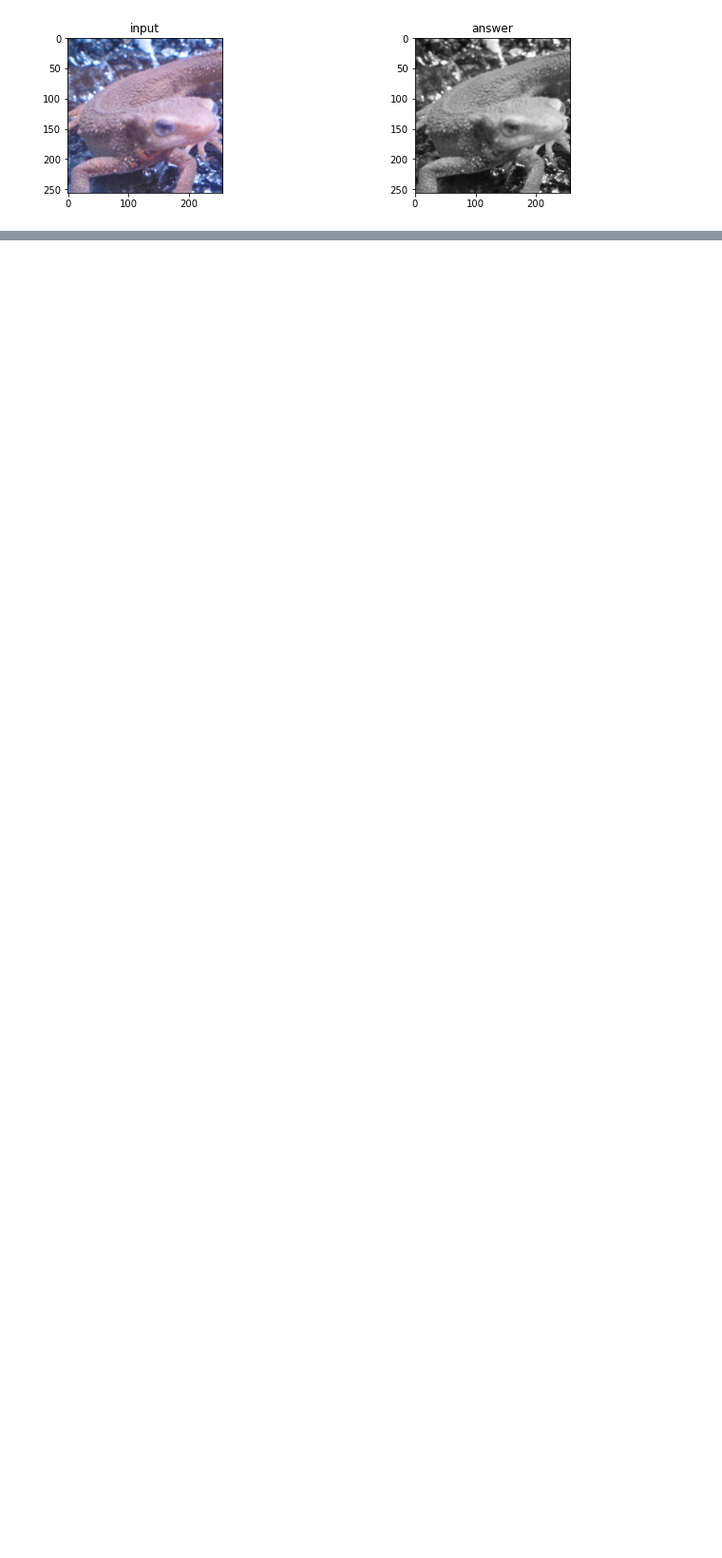
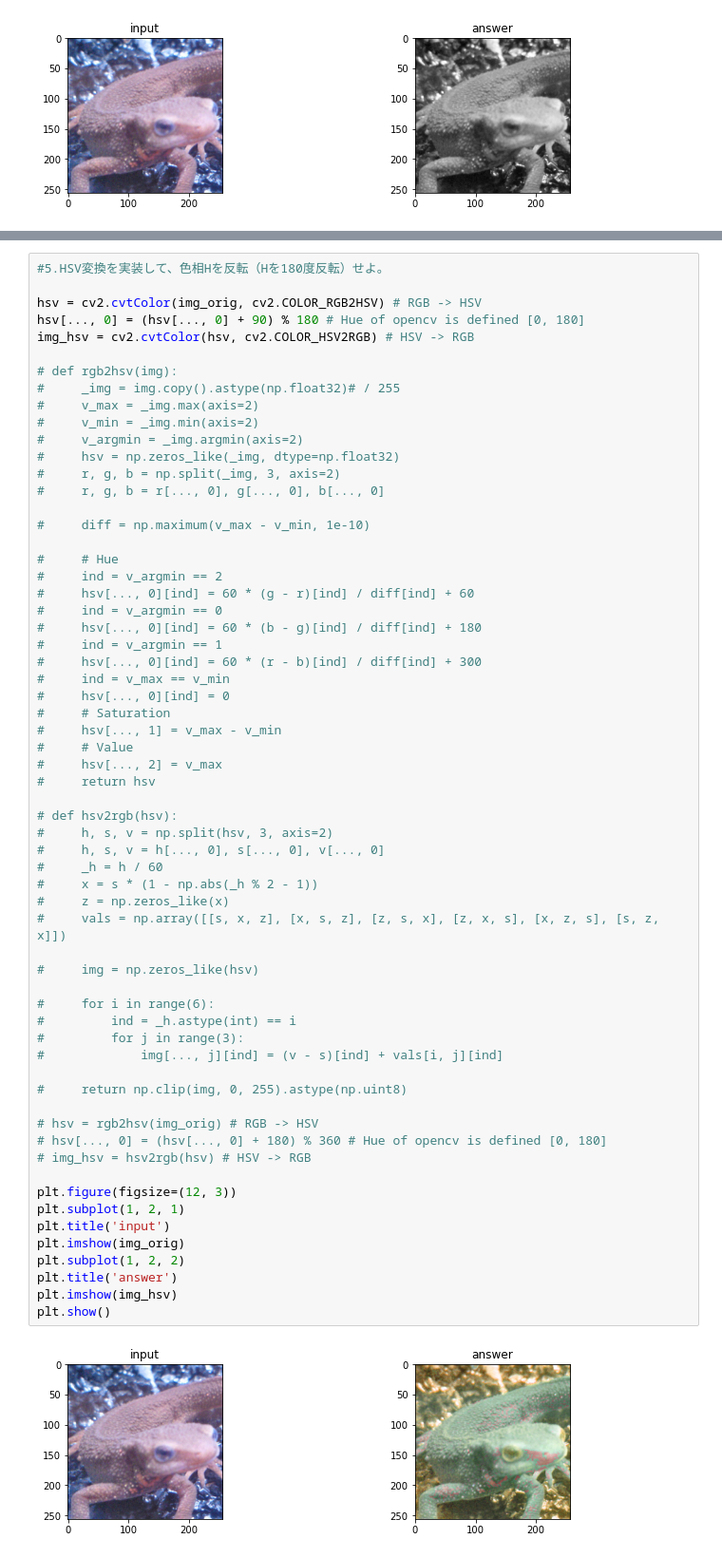
Before and after one commit to tatsuya0926/Image_processing, a Jupyter notebook: 100knock/lession1.ipynb, the cells around one changed output, grey strips where cells are left out. Shown at 95% size. Drawn from its saved outputs; the diff is of its cells as text; blank space fills up the shorter version.

```diff
--- a/100knock/lession1.ipynb
+++ b/100knock/lession1.ipynb
@@ -66,0 +126,64 @@ plt.show()
+# %%
+#5.HSV変換を実装して、色相Hを反転（Hを180度反転）せよ。
+
+hsv = cv2.cvtColor(img_orig, cv2.COLOR_RGB2HSV) # RGB -> HSV
+hsv[..., 0] = (hsv[..., 0] + 90) % 180 # Hue of opencv is defined [0, 180]
+img_hsv = cv2.cvtColor(hsv, cv2.COLOR_HSV2RGB) # HSV -> RGB
+
+# def rgb2hsv(img):
+#     _img = img.copy().astype(np.float32)# / 255
+#     v_max = _img.max(axis=2)
+#     v_min = _img.min(axis=2)
+#     v_argmin = _img.argmin(axis=2)
+#     hsv = np.zeros_like(_img, dtype=np.float32)
+#     r, g, b = np.split(_img, 3, axis=2)
+#     r, g, b = r[..., 0], g[..., 0], b[..., 0]
+
+#     diff = np.maximum(v_max - v_min, 1e-10)
+
+#     # Hue
+#     ind = v_argmin == 2
+#     hsv[..., 0][ind] = 60 * (g - r)[ind] / diff[ind] + 60
+#     ind = v_argmin == 0
+#     hsv[..., 0][ind] = 60 * (b - g)[ind] / diff[ind] + 180
+#     ind = v_argmin == 1
+#     hsv[..., 0][ind] = 60 * (r - b)[ind] / diff[ind] + 300
+#     ind = v_max == v_min
+#     hsv[..., 0][ind] = 0
+#     # Saturation
+#     hsv[..., 1] = v_max - v_min
+#     # Value
+#     hsv[..., 2] = v_max
+#     return hsv
+
+# def hsv2rgb(hsv):
+#     h, s, v = np.split(hsv, 3, axis=2)
+#     h, s, v = h[..., 0], s[..., 0], v[..., 0]
+#     _h = h / 60
+#     x = s * (1 - np.abs(_h % 2 - 1))
+#     z = np.zeros_like(x)
+#     vals = np.array([[s, x, z], [x, s, z], [z, s, x], [z, x, s], [x, z, s], [s, z, x]])
+
+#     img = np.zeros_like(hsv)
+
+#     for i in range(6):
+#         ind = _h.astype(int) == i
+#         for j in range(3):
+#             img[..., j][ind] = (v - s)[ind] + vals[i, j][ind]
+
+#     return np.clip(img, 0, 255).astype(np.uint8)
+
+# hsv = rgb2hsv(img_orig) # RGB -> HSV
+# hsv[..., 0] = (hsv[..., 0] + 180) % 360 # Hue of opencv is defined [0, 180]
+# img_hsv = hsv2rgb(hsv) # HSV -> RGB
+
+plt.figure(figsize=(12, 3))
+plt.subplot(1, 2, 1)
+plt.title('input')
+plt.imshow(img_orig)
+plt.subplot(1, 2, 2)
+plt.title('answer')
+plt.imshow(img_hsv)
+plt.show()
+# %% [output]
+[figure, added]
```
Also changed, not shown: parts of 4 cells of this notebook.
